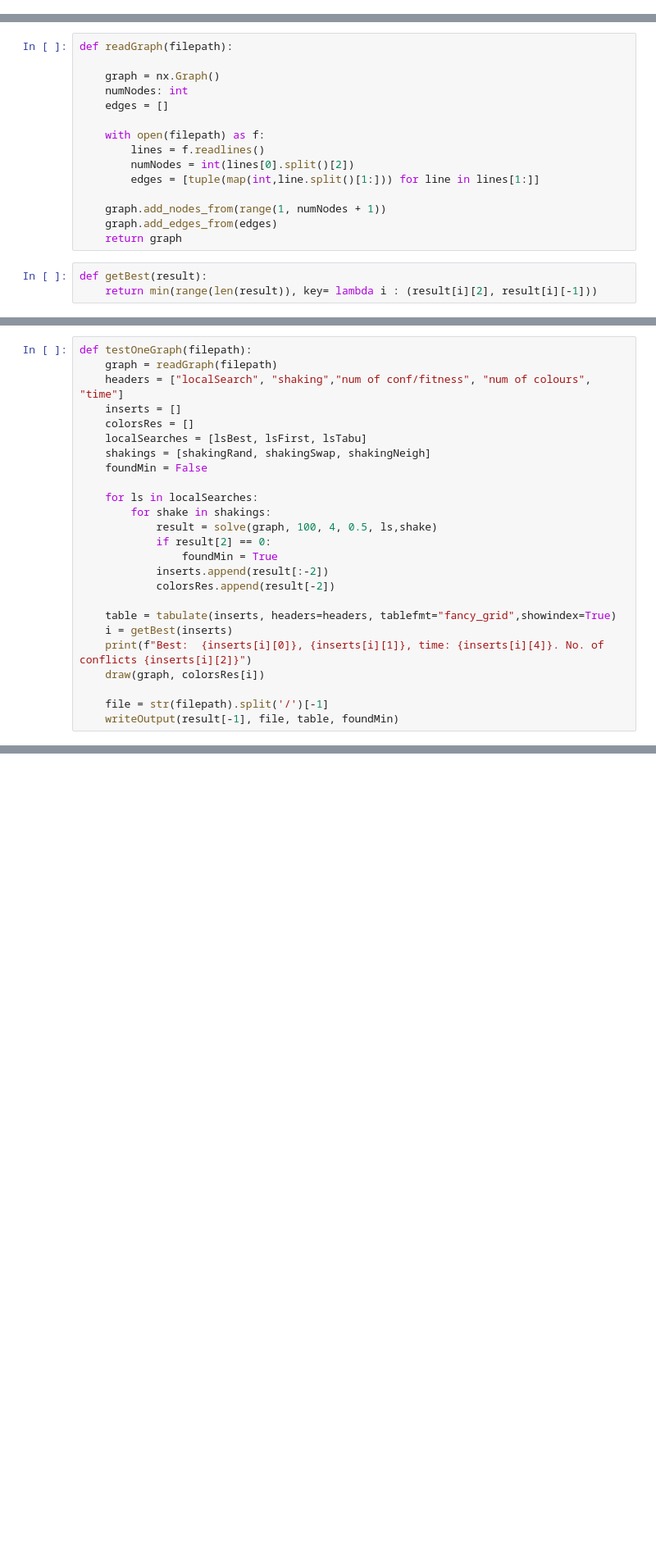
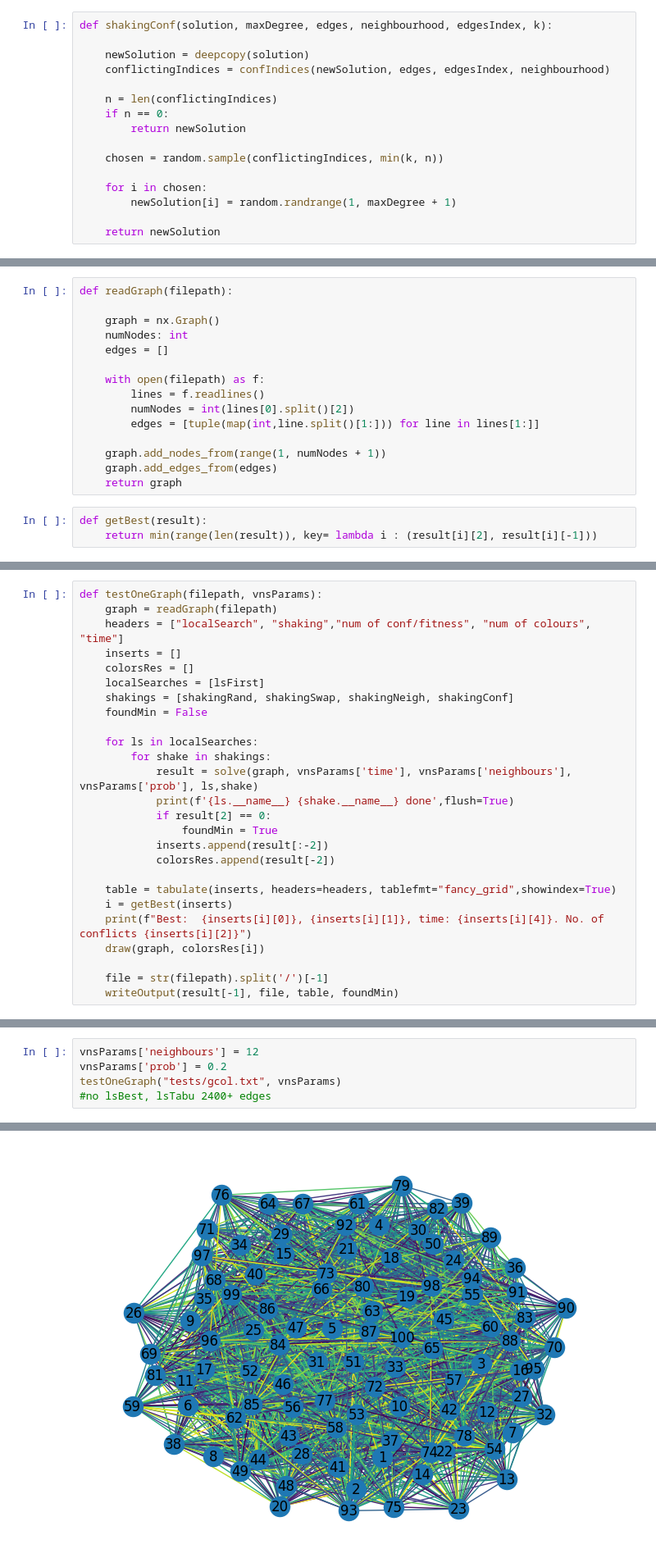
Before and after one commit to ivanaivaneza/minimumEdgeColoring, a Jupyter notebook: vns.ipynb, the cells around one changed output, grey strips where cells are left out. Shown at 82% size. Drawn from its saved outputs; the diff is of its cells as text; blank space fills up the shorter version.

```diff
--- a/vns.ipynb
+++ b/vns.ipynb
@@ -108,3 +122,19 @@ def shakingNeigh(solution, maxDegree, edges, neighbourhood, edgesIndex, _k):
+# %%
+def shakingConf(solution, maxDegree, edges, neighbourhood, edgesIndex, k):
+
+    newSolution = deepcopy(solution)
+    conflictingIndices = confIndices(newSolution, edges, edgesIndex, neighbourhood)
+
+    n = len(conflictingIndices)
+    if n == 0:
+        return newSolution
+
+    chosen = random.sample(conflictingIndices, min(k, n))
+
+    for i in chosen:
+        newSolution[i] = random.randrange(1, maxDegree + 1)
+
+    return newSolution
 # %%
 def lsFirst(edges, edgesIndex, solution, fitness, maxDegree, neighbourhood):
     newSolution = deepcopy(solution)
@@ -327,18 +363,19 @@ def testGraphs(dir): #params
         inserts.clear()
         colorsRes.clear()
 # %%
-def testOneGraph(filepath):
+def testOneGraph(filepath, vnsParams):
     graph = readGraph(filepath)
     headers = ["localSearch", "shaking","num of conf/fitness", "num of colours", "time"]
     inserts = []
     colorsRes = []
-    localSearches = [lsBest, lsFirst, lsTabu]
-    shakings = [shakingRand, shakingSwap, shakingNeigh]
+    localSearches = [lsFirst]
+    shakings = [shakingRand, shakingSwap, shakingNeigh, shakingConf]
     foundMin = False
 
     for ls in localSearches:
         for shake in shakings:
-            result = solve(graph, 100, 4, 0.5, ls,shake)
+            result = solve(graph, vnsParams['time'], vnsParams['neighbours'], vnsParams['prob'], ls,shake)
+            print(f'{ls.__name__} {shake.__name__} done',flush=True)
             if result[2] == 0:
                 foundMin = True
             inserts.append(result[:-2])
@@ -428,0 +420,6 @@ Best:  lsBest, shakingNeigh, time: 9.791367530822754. No. of conflicts 0
+# %%
+vnsParams['neighbours'] = 12
+vnsParams['prob'] = 0.2
+testOneGraph("tests/gcol.txt", vnsParams)
+#no lsBest, lsTabu 2400+ edges
+# %% [output]
@@ -428,0 +431 @@ Best:  lsBest, shakingNeigh, time: 9.791367530822754. No. of conflicts 0
+[figure, added]
```
Also changed, not shown: parts of 23 cells of this notebook, 33 other files.
